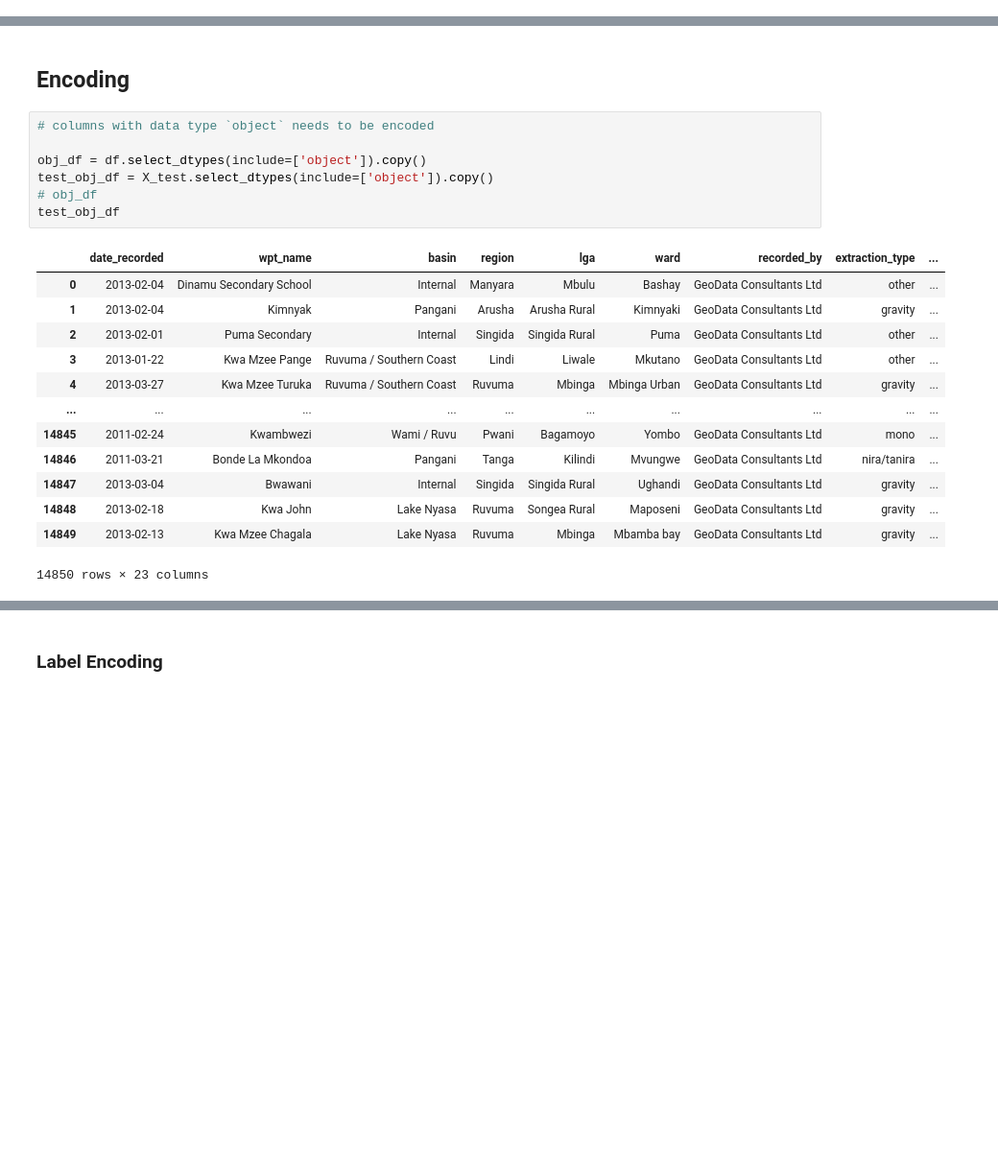
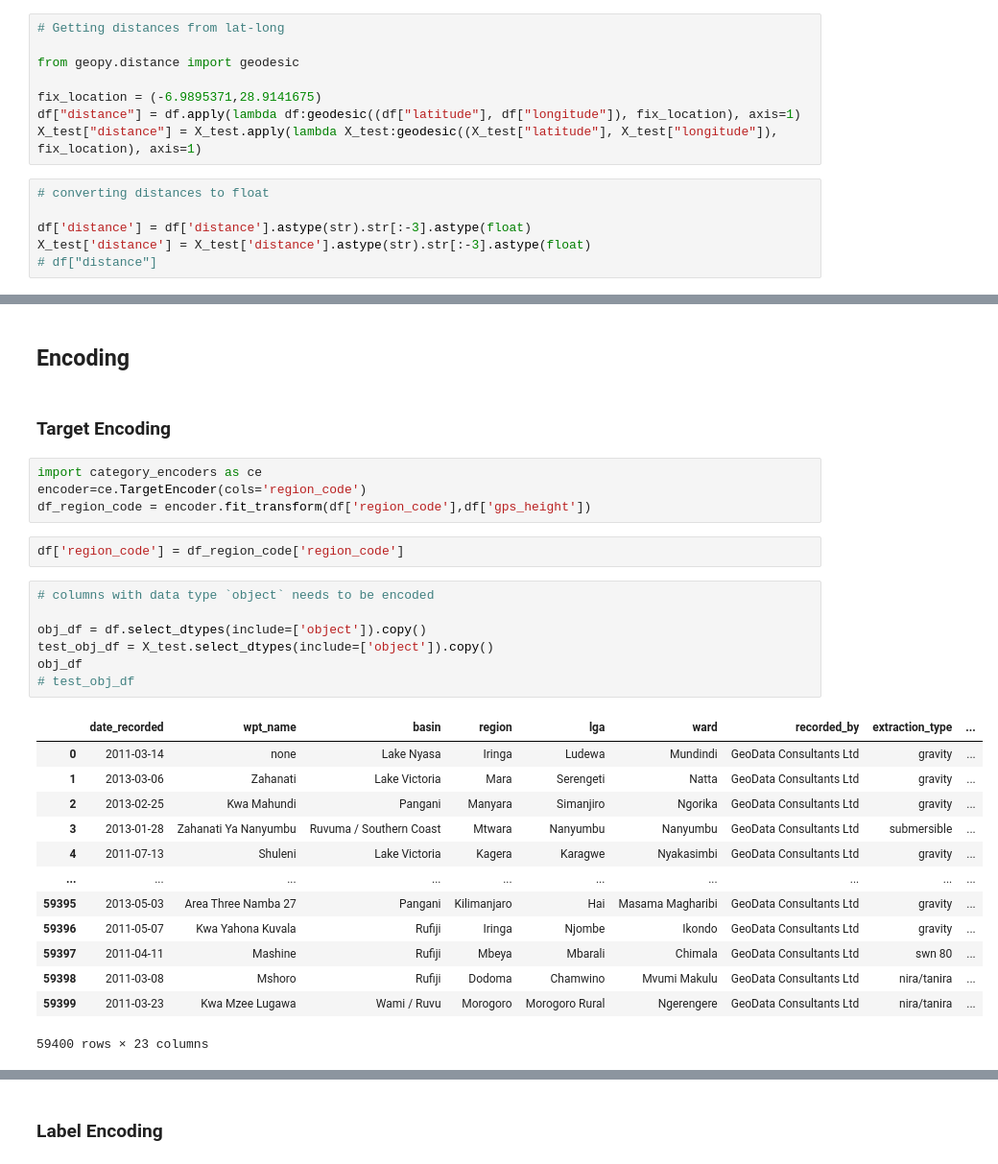
Before and after one commit to anjuchamantha/Machine-Learning-Module-Project, a Jupyter notebook: competition-notebook.ipynb, the cells around one changed output, grey strips where cells are left out. Shown at 96% size. Cells and saved outputs as stored; diff of their text form; blank space fills up the shorter version.

```diff
--- a/competition-notebook.ipynb
+++ b/competition-notebook.ipynb
@@ -203,0 +252,14 @@ X_test = test_df_dropped
+# %%
+# Getting distances from lat-long
+
+from geopy.distance import geodesic
+
+fix_location = (-6.9895371,28.9141675)
+df["distance"] = df.apply(lambda df:geodesic((df["latitude"], df["longitude"]), fix_location), axis=1)
+X_test["distance"] = X_test.apply(lambda X_test:geodesic((X_test["latitude"], X_test["longitude"]), fix_location), axis=1)
+# %%
+# converting distances to float
+
+df['distance'] = df['distance'].astype(str).str[:-3].astype(float)
+X_test['distance'] = X_test['distance'].astype(str).str[:-3].astype(float)
+# df["distance"]
@@ -204,24 +304,32 @@ X_test = test_df_dropped
 # %% [markdown]
 ## Encoding
+# %% [markdown]
+### Target Encoding
+# %%
+import category_encoders as ce
+encoder=ce.TargetEncoder(cols='region_code')
+df_region_code = encoder.fit_transform(df['region_code'],df['gps_height'])
+# %%
+df['region_code'] = df_region_code['region_code']
 # %%
 # columns with data type `object` needs to be encoded
 
 obj_df = df.select_dtypes(include=['object']).copy()
 test_obj_df = X_test.select_dtypes(include=['object']).copy()
-# obj_df
-test_obj_df
+obj_df
+# test_obj_df
 # %% [output]
 |  | date_recorded | wpt_name | basin | region | lga | ward | recorded_by | extraction_type | ... |
-| 0 | 2013-02-04 | Dinamu Secondary School | Internal | Manyara | Mbulu | Bashay | GeoData Consultants Ltd | other | ... |
-| 1 | 2013-02-04 | Kimnyak | Pangani | Arusha | Arusha Rural | Kimnyaki | GeoData Consultants Ltd | gravity | ... |
-| 2 | 2013-02-01 | Puma Secondary | Internal | Singida | Singida Rural | Puma | GeoData Consultants Ltd | other | ... |
-| 3 | 2013-01-22 | Kwa Mzee Pange | Ruvuma / Southern Coast | Lindi | Liwale | Mkutano | GeoData Consultants Ltd | other | ... |
-| 4 | 2013-03-27 | Kwa Mzee Turuka | Ruvuma / Southern Coast | Ruvuma | Mbinga | Mbinga Urban | GeoData Consultants Ltd | gravity | ... |
+| 0 | 2011-03-14 | none | Lake Nyasa | Iringa | Ludewa | Mundindi | GeoData Consultants Ltd | gravity | ... |
+| 1 | 2013-03-06 | Zahanati | Lake Victoria | Mara | Serengeti | Natta | GeoData Consultants Ltd | gravity | ... |
+| 2 | 2013-02-25 | Kwa Mahundi | Pangani | Manyara | Simanjiro | Ngorika | GeoData Consultants Ltd | gravity | ... |
+| 3 | 2013-01-28 | Zahanati Ya Nanyumbu | Ruvuma / Southern Coast | Mtwara | Nanyumbu | Nanyumbu | GeoData Consultants Ltd | submersible | ... |
+| 4 | 2011-07-13 | Shuleni | Lake Victoria | Kagera | Karagwe | Nyakasimbi | GeoData Consultants Ltd | gravity | ... |
 | ... | ... | ... | ... | ... | ... | ... | ... | ... | ... |
-| 14845 | 2011-02-24 | Kwambwezi | Wami / Ruvu | Pwani | Bagamoyo | Yombo | GeoData Consultants Ltd | mono | ... |
-| 14846 | 2011-03-21 | Bonde La Mkondoa | Pangani | Tanga | Kilindi | Mvungwe | GeoData Consultants Ltd | nira/tanira | ... |
-| 14847 | 2013-03-04 | Bwawani | Internal | Singida | Singida Rural | Ughandi | GeoData Consultants Ltd | gravity | ... |
-| 14848 | 2013-02-18 | Kwa John | Lake Nyasa | Ruvuma | Songea Rural | Maposeni | GeoData Consultants Ltd | gravity | ... |
-| 14849 | 2013-02-13 | Kwa Mzee Chagala | Lake Nyasa | Ruvuma | Mbinga | Mbamba bay | GeoData Consultants Ltd | gravity | ... |
+| 59395 | 2013-05-03 | Area Three Namba 27 | Pangani | Kilimanjaro | Hai | Masama Magharibi | GeoData Consultants Ltd | gravity | ... |
+| 59396 | 2011-05-07 | Kwa Yahona Kuvala | Rufiji | Iringa | Njombe | Ikondo | GeoData Consultants Ltd | gravity | ... |
+| 59397 | 2011-04-11 | Mashine | Rufiji | Mbeya | Mbarali | Chimala | GeoData Consultants Ltd | swn 80 | ... |
+| 59398 | 2011-03-08 | Mshoro | Rufiji | Dodoma | Chamwino | Mvumi Makulu | GeoData Consultants Ltd | nira/tanira | ... |
+| 59399 | 2011-03-23 | Kwa Mzee Lugawa | Wami / Ruvu | Morogoro | Morogoro Rural | Ngerengere | GeoData Consultants Ltd | nira/tanira | ... |
-14850 rows × 23 columns
+59400 rows × 23 columns
 # %%
```
Also changed, not shown: parts of 63 cells of this notebook, 2 other files.
